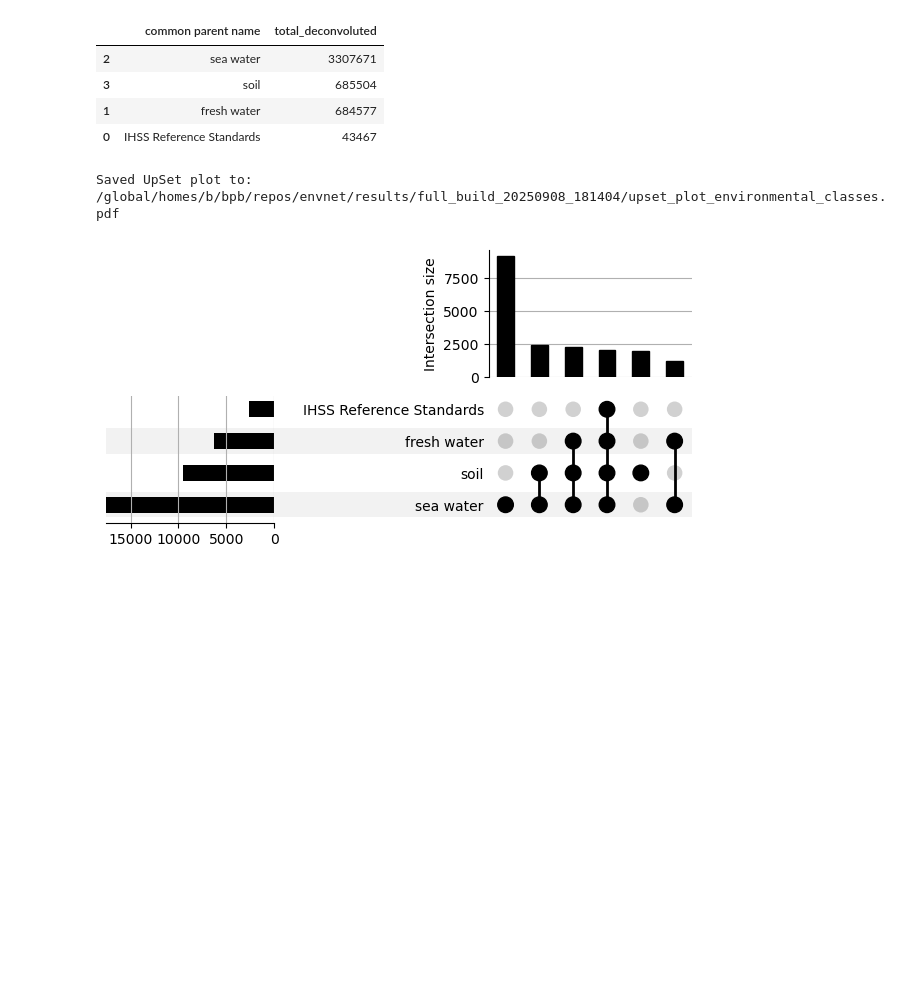
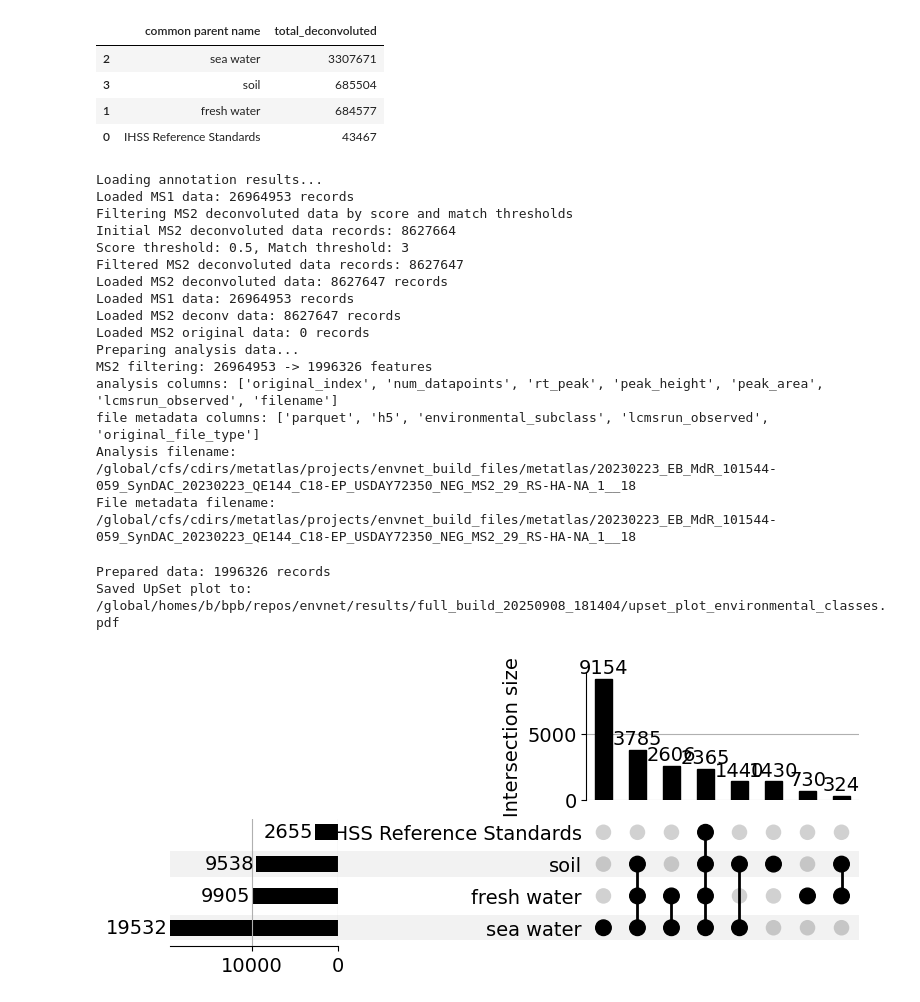
Before and after one commit to biorack/envnet, a Jupyter notebook: notebooks/make_components_of_figure1.ipynb, the cells around one changed output. Cells and saved outputs as stored; diff of their text form; code cells hidden in the pictures; blank space fills up the shorter version.

Commit message:
figures for manuscript

```diff
--- a/notebooks/make_components_of_figure1.ipynb
+++ b/notebooks/make_components_of_figure1.ipynb
@@ -112,0 +126,20 @@ Columns: ['original_index', 'num_datapoints', 'rt_peak', 'peak_height', 'peak_ar
+# %%
+from envnet.annotation.core import AnnotationEngine
+annotation_engine = AnnotationEngine()
+ref_dir = '/global/homes/b/bpb/repos/envnet/results/full_build_20250908_181404/'
+node_data = annotation_engine.load_envnet_reference(
+    graphml_file=os.path.join(ref_dir, "network_with_sirius.graphml"),
+    mgf_base_name=os.path.join(ref_dir, "envnet")
+)
+
+
+cols = ['original_index','precursor_mz','inchi_key', 'compound_name', 'smiles','NPC#pathway', 'NPC#superclass', 'NPC#class','predicted_formula', 'dbe', 'dbe_ai',
+       'dbe_ai_mod', 'ai_mod', 'ai', 'nosc', 'h_to_c', 'o_to_c', 'n_to_c',
+       'p_to_c', 'c', 'h', 'o', 'n', 's', 'p']
+node_data = node_data['nodes'][cols]
+
+
+model_data = pd.read_csv('../envnet/data/node_data_with_predicted_unchanged.csv')
+node_data = node_data.merge(model_data, on='original_index', how='left')
+
+node_data.head()
@@ -214,9 +528,16 @@ def prepare_upset_data(compound_dict):
 
     return grouped_counts
 
+
+config.ms2_support_score_threshold = 0.5
+config.ms2_support_match_threshold = 3
+engine = AnalysisEngine(config)
+engine.load_annotation_results(file_metadata=metadata_file)
+upset_df = engine.prepare_analysis_data(require_ms2_support=True)
+
 envo_df = pd.read_csv('/global/homes/b/bpb/repos/envnet/envnet/data/envo_relationships.csv')
 cols = ['id', 'common parent name']
-temp = pd.merge(analysis_df, envo_df[cols], left_on='environmental_subclass', right_on='id', how='left')
+temp = pd.merge(upset_df, envo_df[cols], left_on='environmental_subclass', right_on='id', how='left')
 temp.head()
 
 grouped_compounds = temp.groupby('common parent name')['original_index'].unique()
@@ -228,34 +549,51 @@ upset_data = prepare_upset_data(compound_dict)
 # Create UpSet plot with larger totals plot
 from upsetplot import plot
 
 # Set rcParams for PDF export with embedded fonts
 plt.rcParams['pdf.fonttype'] = 42  # TrueType fonts
 plt.rcParams['ps.fonttype'] = 42   # TrueType fonts for PostScript
 plt.rcParams['font.family'] = 'sans-serif'
 plt.rcParams['font.sans-serif'] = ['Arial', 'DejaVu Sans', 'Helvetica']
 
 # rotate the counts in the intersection plot for better readability
 fig = plt.figure(figsize=(25, 7))
 ax_dict = plot(
     upset_data,
     fig=fig,
     sort_by='cardinality',
-    # show_counts=True,
-    min_subset_size=1000,
+    show_counts=True,
+    min_subset_size=100,
     totals_plot_elements=5,  # Make totals plot bigger (default is 2)
     intersection_plot_elements=4
 )
 
 
 # # Set y-axis limits for the totals (bottom left) plot
 # set_size_ax = ax_dict['totals']
 # set_size_ax.set_ylim(0, 20000)
 # plt.tight_layout()
 
 # Export as PDF with embedded fonts
 output_pdf = '/global/homes/b/bpb/repos/envnet/results/full_build_20250908_181404/upset_plot_environmental_classes.pdf'
 fig.savefig(output_pdf, format='pdf', bbox_inches='tight', dpi=300)
 print(f'Saved UpSet plot to: {output_pdf}')
 # %% [output]
-Saved UpSet plot to: /global/homes/b/bpb/repos/envnet/results/full_build_20250908_181404/upset_plot_environmental_classes.pdf
+Loading annotation results...
+Loaded MS1 data: 26964953 records
+Filtering MS2 deconvoluted data by score and match thresholds
+Initial MS2 deconvoluted data records: 8627664
+Score threshold: 0.5, Match threshold: 3
+Filtered MS2 deconvoluted data records: 8627647
+Loaded MS2 deconvoluted data: 8627647 records
+Loaded MS1 data: 26964953 records
+Loaded MS2 deconv data: 8627647 records
+Loaded MS2 original data: 0 records
+Preparing analysis data...
+MS2 filtering: 26964953 -> 1996326 features
+analysis columns: ['original_index', 'num_datapoints', 'rt_peak', 'peak_height', 'peak_area', 'lcmsrun_observed', 'filename']
+file metadata columns: ['parquet', 'h5', 'environmental_subclass', 'lcmsrun_observed', 'original_file_type']
+Analysis filename:  /global/cfs/cdirs/metatlas/projects/envnet_build_files/metatlas/20230223_EB_MdR_101544-059_SynDAC_20230223_QE144_C18-EP_USDAY72350_NEG_MS2_29_RS-HA-NA_1__18
+File metadata filename:  /global/cfs/cdirs/metatlas/projects/envnet_build_files/metatlas/20230223_EB_MdR_101544-059_SynDAC_20230223_QE144_C18-EP_USDAY72350_NEG_MS2_29_RS-HA-NA_1__18
+Prepared data: 1996326 records
+Saved UpSet plot to: /global/homes/b/bpb/repos/envnet/results/full_build_20250908_181404/upset_plot_environmental_classes.pdf
-[figure, old version]
+[figure, new version]
```
Also changed, not shown: parts of 27 cells of this notebook, 5 other files.
